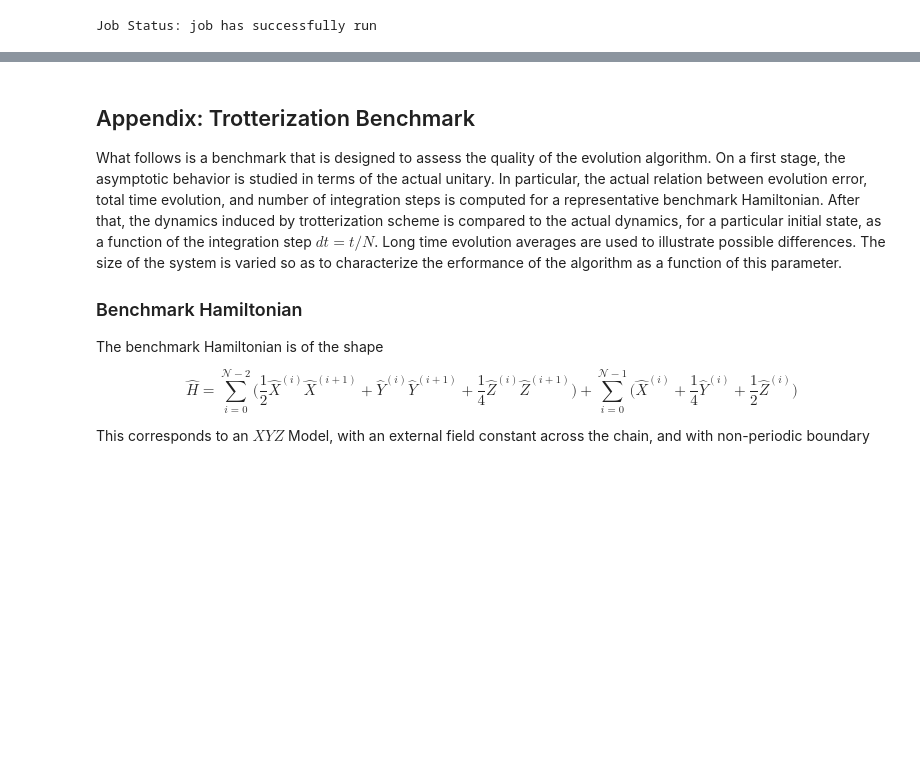
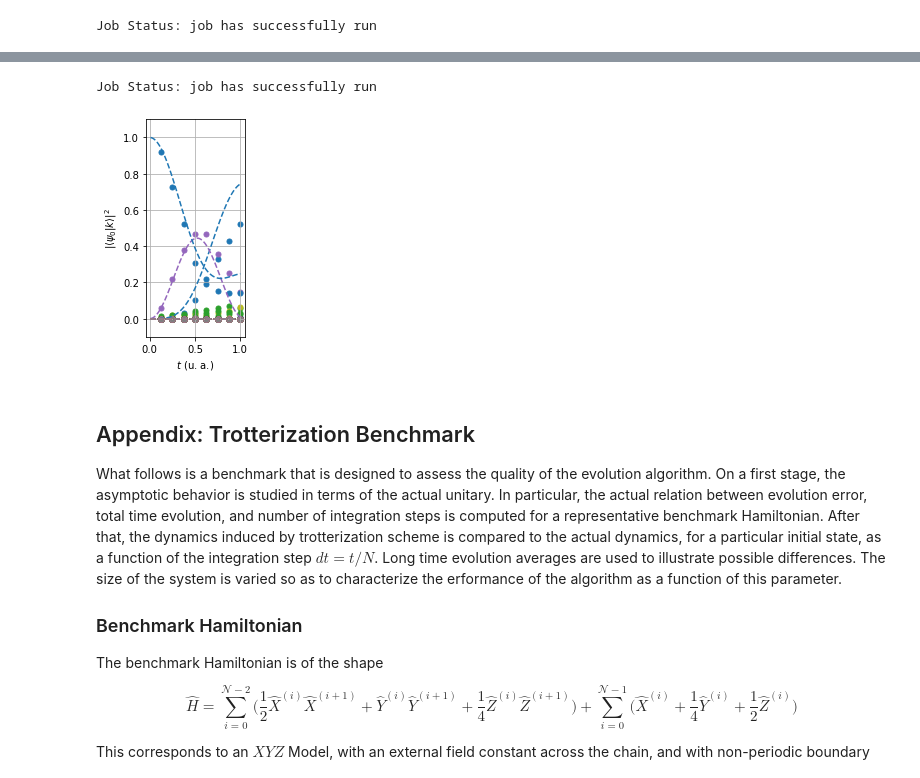
Before and after one commit to DiegoHerrera262/Thesis2020, a Jupyter notebook: PyHeisenberg/Benchmarking.ipynb, the cells around one changed output, grey strips where cells are left out. Cells and saved outputs as stored; diff of their text form; code cells hidden in the pictures; blank space fills up the shorter version.

```diff
--- a/PyHeisenberg/Benchmarking.ipynb
+++ b/PyHeisenberg/Benchmarking.ipynb
@@ -413,3 +423,15 @@ plt.show()
+# %%
+pAnalyzer.comparativeEvolution(
+    STEPS=8,
+    t=1.0,
+    measurementFitter=measurementFitter,
+    figureFile='XYZModel_evol_PulseEfficient.pdf',
+    showLegend=False,
+    showPlot=True
+)
+# %% [output]
+Job Status: job has successfully run
+[figure, added]
 # %% [markdown]
 ## Appendix: Trotterization Benchmark
 
```
Also changed, not shown: parts of 4 cells of this notebook, 52 other files.
